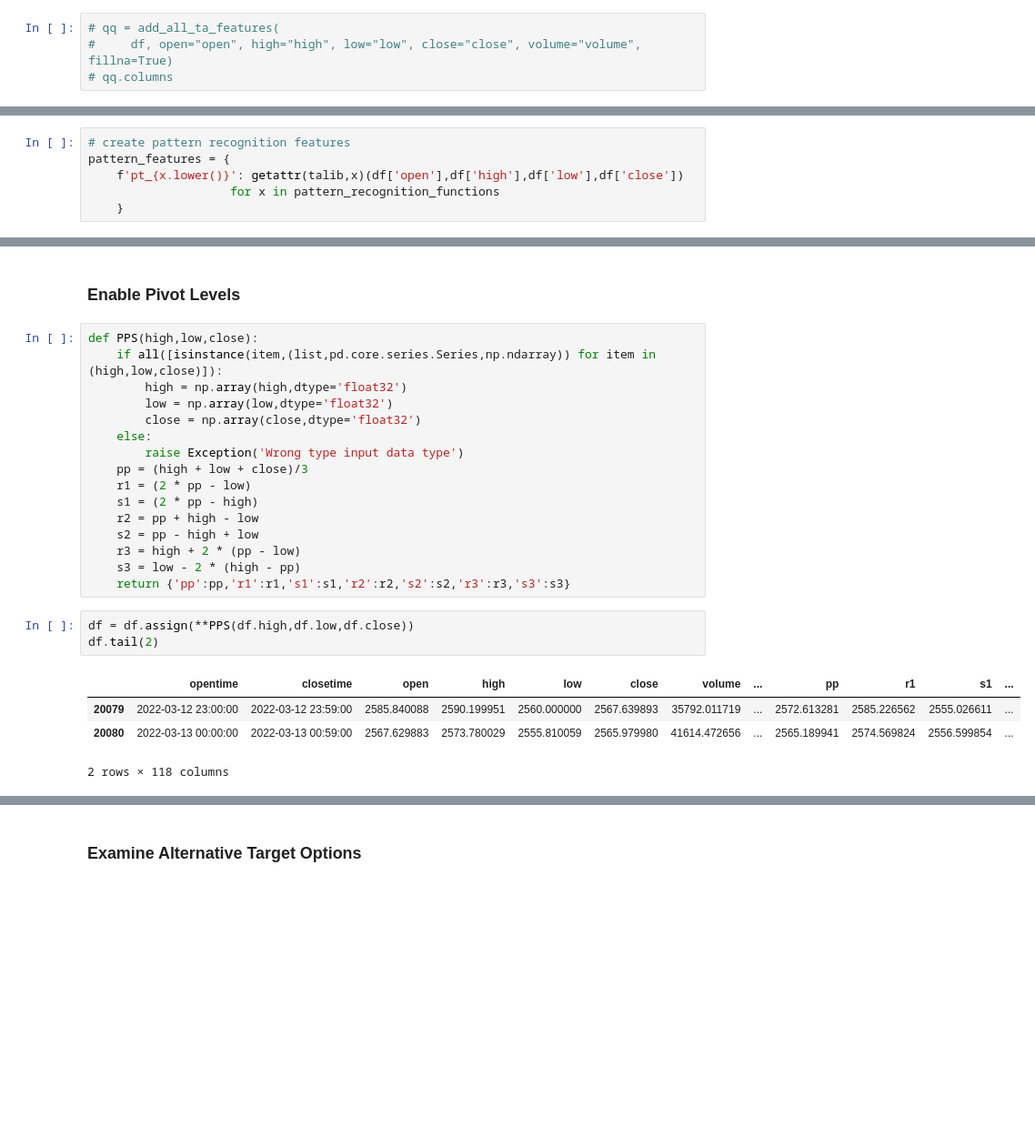
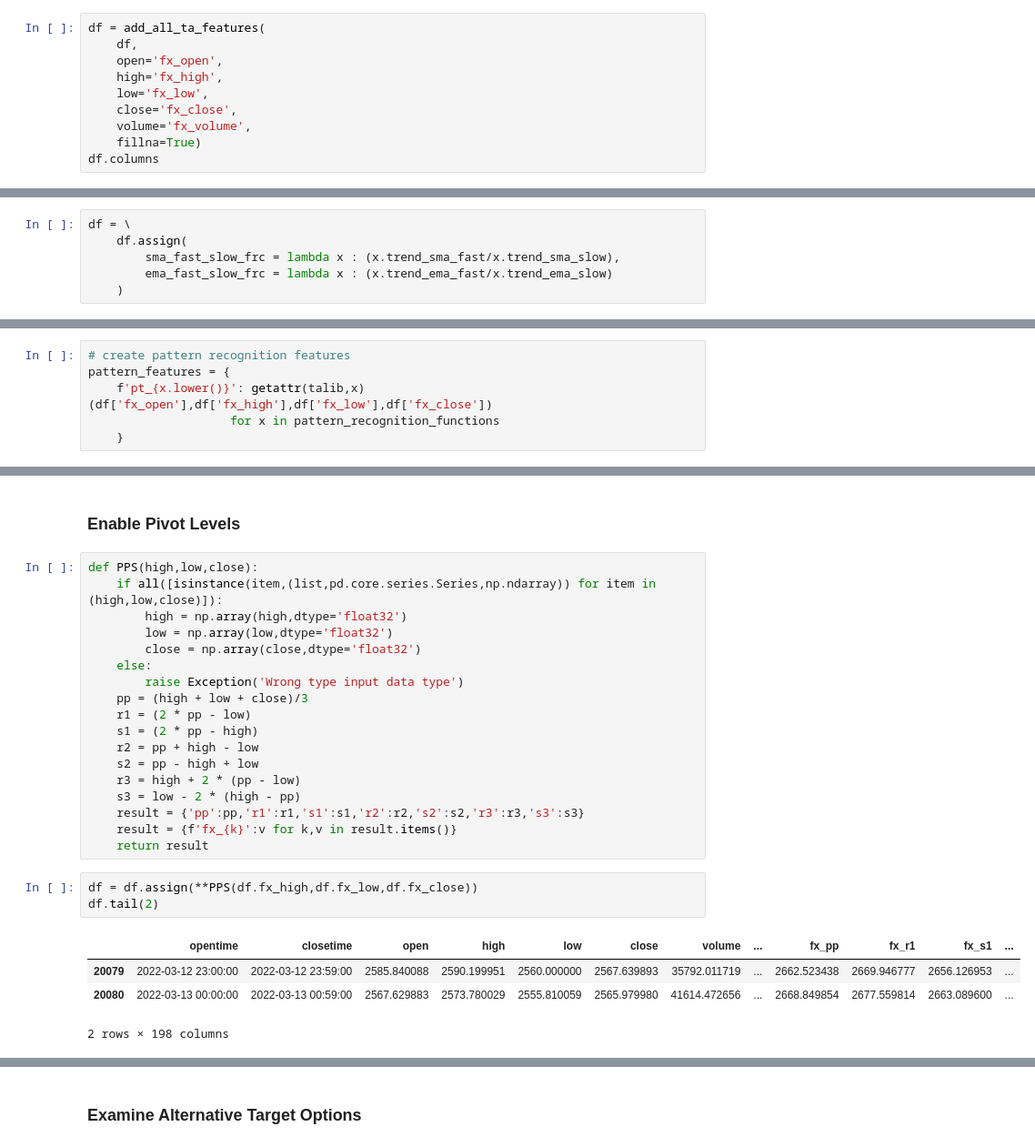
Before and after one commit to Takfes/fun-crypto-app, a Jupyter notebook: notebooks/exploration.ipynb, the cells around one changed output, grey strips where cells are left out. Shown at 91% size. Saved outputs shown, nothing was run; the diff lists cells and outputs as text; blank space fills up the shorter version.

```diff
--- a/notebooks/exploration.ipynb
+++ b/notebooks/exploration.ipynb
@@ -251,4 +279,10 @@ df.shape
 # %%
-# qq = add_all_ta_features(
-#     df, open="open", high="high", low="low", close="close", volume="volume", fillna=True)
-# qq.columns
+df = add_all_ta_features(
+    df,
+    open='fx_open',
+    high='fx_high',
+    low='fx_low',
+    close='fx_close',
+    volume='fx_volume',
+    fillna=True)
+df.columns
@@ -255,3 +297,9 @@ df.shape
+# %%
+df = \
+    df.assign(
+        sma_fast_slow_frc = lambda x : (x.trend_sma_fast/x.trend_sma_slow),
+        ema_fast_slow_frc = lambda x : (x.trend_ema_fast/x.trend_ema_slow)
+    )
 # %% [markdown]
 ### Enable Pattern Recognition Features
 # %%
@@ -272,7 +320,7 @@ pattern_recognition_functions[1::10]
 # %%
 # create pattern recognition features
 pattern_features = {
-    f'pt_{x.lower()}': getattr(talib,x)(df['open'],df['high'],df['low'],df['close'])
+    f'pt_{x.lower()}': getattr(talib,x)(df['fx_open'],df['fx_high'],df['fx_low'],df['fx_close'])
                     for x in pattern_recognition_functions
     }
 # %%
@@ -332,13 +380,15 @@ def PPS(high,low,close):
     s2 = pp - high + low
     r3 = high + 2 * (pp - low)
     s3 = low - 2 * (high - pp)
-    return {'pp':pp,'r1':r1,'s1':s1,'r2':r2,'s2':s2,'r3':r3,'s3':s3}
+    result = {'pp':pp,'r1':r1,'s1':s1,'r2':r2,'s2':s2,'r3':r3,'s3':s3}
+    result = {f'fx_{k}':v for k,v in result.items()}
+    return result
 # %%
-df = df.assign(**PPS(df.high,df.low,df.close))
+df = df.assign(**PPS(df.fx_high,df.fx_low,df.fx_close))
 df.tail(2)
 # %% [output]
-|  | opentime | closetime | open | high | low | close | volume | ... | pp | r1 | s1 | ... |
-| 20079 | 2022-03-12 23:00:00 | 2022-03-12 23:59:00 | 2585.840088 | 2590.199951 | 2560.000000 | 2567.639893 | 35792.011719 | ... | 2572.613281 | 2585.226562 | 2555.026611 | ... |
-| 20080 | 2022-03-13 00:00:00 | 2022-03-13 00:59:00 | 2567.629883 | 2573.780029 | 2555.810059 | 2565.979980 | 41614.472656 | ... | 2565.189941 | 2574.569824 | 2556.599854 | ... |
+|  | opentime | closetime | open | high | low | close | volume | ... | fx_pp | fx_r1 | fx_s1 | ... |
+| 20079 | 2022-03-12 23:00:00 | 2022-03-12 23:59:00 | 2585.840088 | 2590.199951 | 2560.000000 | 2567.639893 | 35792.011719 | ... | 2662.523438 | 2669.946777 | 2656.126953 | ... |
+| 20080 | 2022-03-13 00:00:00 | 2022-03-13 00:59:00 | 2567.629883 | 2573.780029 | 2555.810059 | 2565.979980 | 41614.472656 | ... | 2668.849854 | 2677.559814 | 2663.089600 | ... |
-2 rows × 118 columns
+2 rows × 198 columns
 # %%
```
Also changed, not shown: parts of 81 cells of this notebook.
